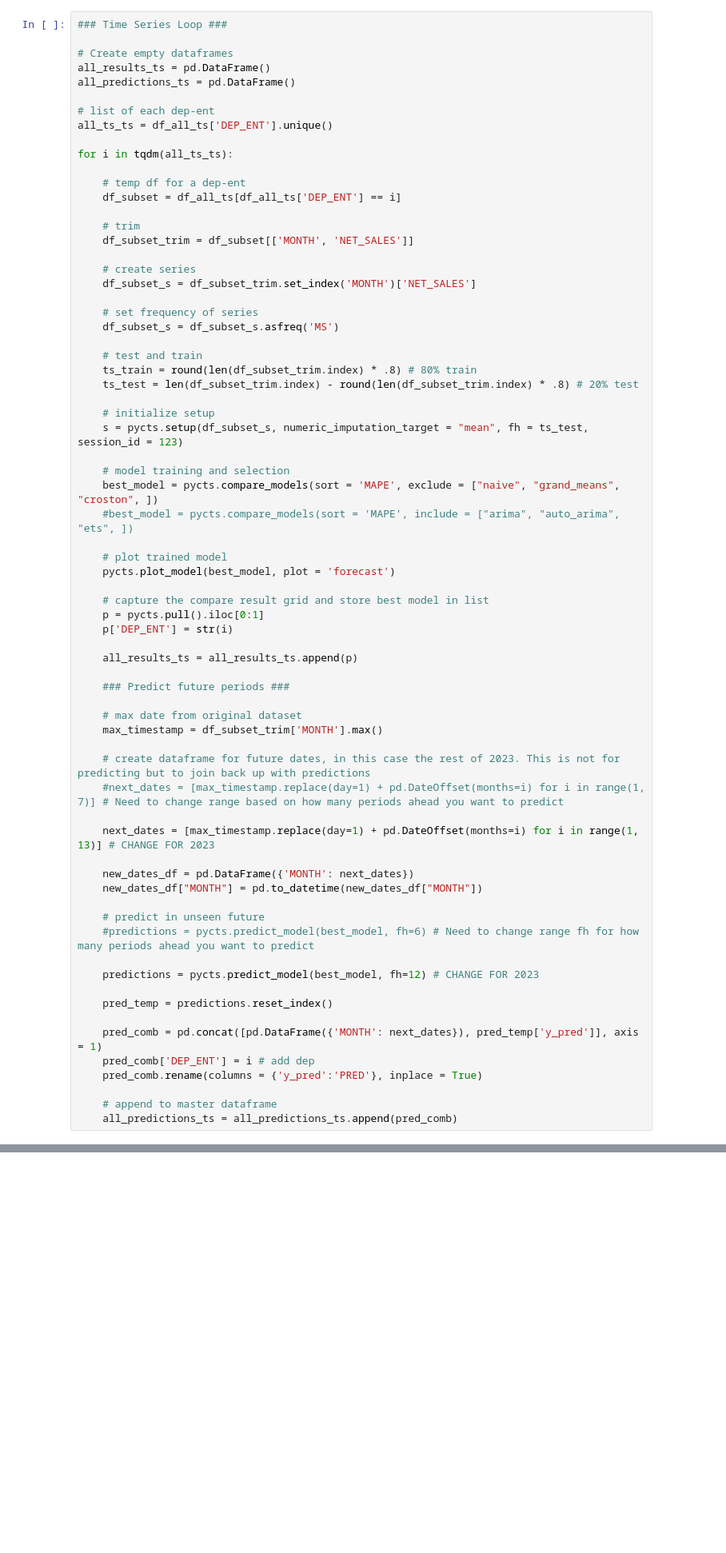
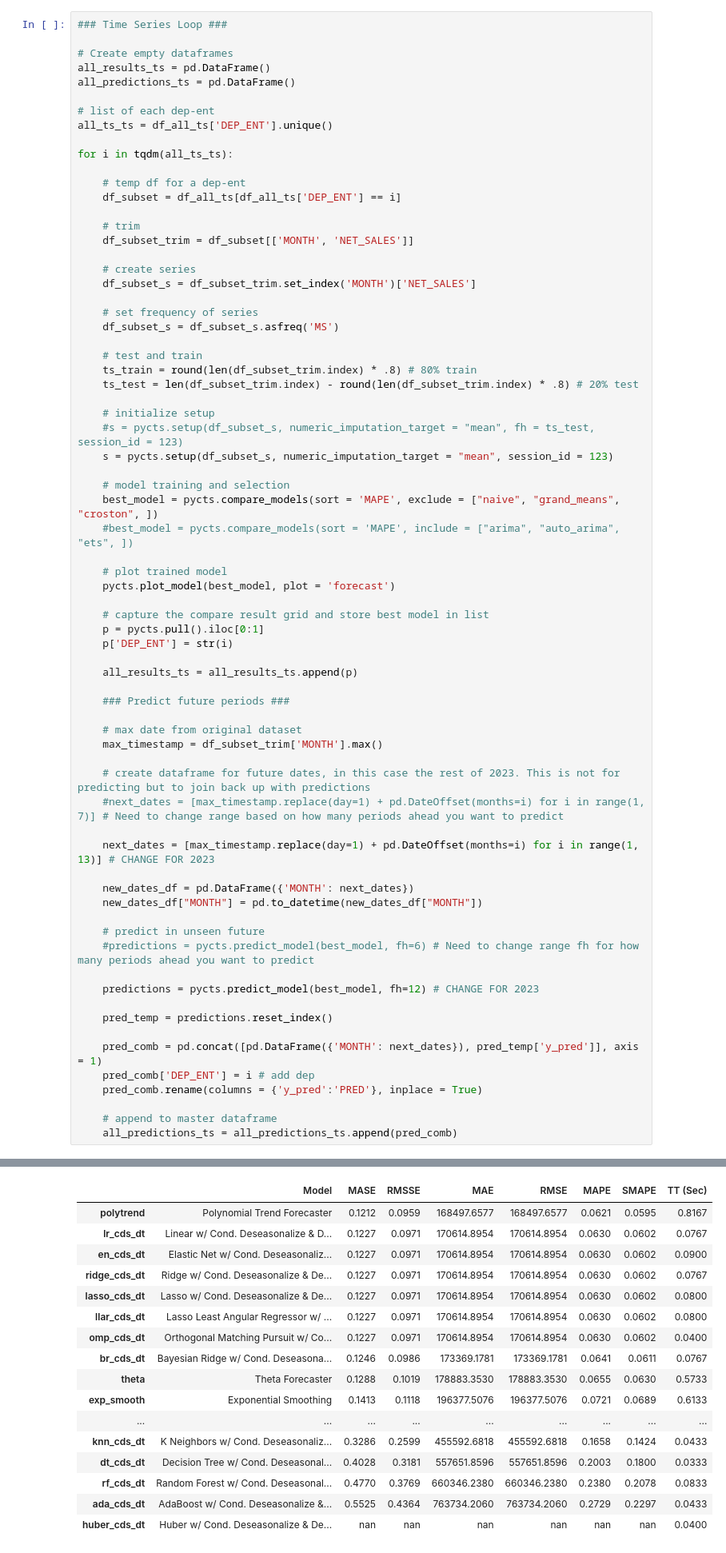
Before and after one commit to crudek13/practical, a Jupyter notebook: python_fcast/vm_forecasting_v2.ipynb, the cells around one changed output, grey strips where cells are left out. Shown at 80% size. Saved outputs shown, nothing was run; the diff lists cells and outputs as text; blank space fills up the shorter version.

```diff
--- a/python_fcast/vm_forecasting_v2.ipynb
+++ b/python_fcast/vm_forecasting_v2.ipynb
@@ -273,7 +273,8 @@ for i in tqdm(all_ts_ts):
     ts_test = len(df_subset_trim.index) - round(len(df_subset_trim.index) * .8) # 20% test
 
     # initialize setup
-    s = pycts.setup(df_subset_s, numeric_imputation_target = "mean", fh = ts_test, session_id = 123)
+    #s = pycts.setup(df_subset_s, numeric_imputation_target = "mean", fh = ts_test, session_id = 123)
+    s = pycts.setup(df_subset_s, numeric_imputation_target = "mean", session_id = 123)
 
     # model training and selection
     best_model = pycts.compare_models(sort = 'MAPE', exclude = ["naive", "grand_means", "croston", ])
@@ -314,3 +315,4 @@ for i in tqdm(all_ts_ts):
 
     # append to master dataframe
     all_predictions_ts = all_predictions_ts.append(pred_comb)
+# %% [output]
@@ -316,0 +337,17 @@ for i in tqdm(all_ts_ts):
+|  | Model | MASE | RMSSE | MAE | RMSE | MAPE | SMAPE | TT (Sec) |
+| polytrend | Polynomial Trend Forecaster | 0.1212 | 0.0959 | 168497.6577 | 168497.6577 | 0.0621 | 0.0595 | 0.8167 |
+| lr_cds_dt | Linear w/ Cond. Deseasonalize & D... | 0.1227 | 0.0971 | 170614.8954 | 170614.8954 | 0.0630 | 0.0602 | 0.0767 |
+| en_cds_dt | Elastic Net w/ Cond. Deseasonaliz... | 0.1227 | 0.0971 | 170614.8954 | 170614.8954 | 0.0630 | 0.0602 | 0.0900 |
+| ridge_cds_dt | Ridge w/ Cond. Deseasonalize & De... | 0.1227 | 0.0971 | 170614.8954 | 170614.8954 | 0.0630 | 0.0602 | 0.0767 |
+| lasso_cds_dt | Lasso w/ Cond. Deseasonalize & De... | 0.1227 | 0.0971 | 170614.8954 | 170614.8954 | 0.0630 | 0.0602 | 0.0800 |
+| llar_cds_dt | Lasso Least Angular Regressor w/ ... | 0.1227 | 0.0971 | 170614.8954 | 170614.8954 | 0.0630 | 0.0602 | 0.0800 |
+| omp_cds_dt | Orthogonal Matching Pursuit w/ Co... | 0.1227 | 0.0971 | 170614.8954 | 170614.8954 | 0.0630 | 0.0602 | 0.0400 |
+| br_cds_dt | Bayesian Ridge w/ Cond. Deseasona... | 0.1246 | 0.0986 | 173369.1781 | 173369.1781 | 0.0641 | 0.0611 | 0.0767 |
+| theta | Theta Forecaster | 0.1288 | 0.1019 | 178883.3530 | 178883.3530 | 0.0655 | 0.0630 | 0.5733 |
+| exp_smooth | Exponential Smoothing | 0.1413 | 0.1118 | 196377.5076 | 196377.5076 | 0.0721 | 0.0689 | 0.6133 |
+| ... | ... | ... | ... | ... | ... | ... | ... | ... |
+| knn_cds_dt | K Neighbors w/ Cond. Deseasonaliz... | 0.3286 | 0.2599 | 455592.6818 | 455592.6818 | 0.1658 | 0.1424 | 0.0433 |
+| dt_cds_dt | Decision Tree w/ Cond. Deseasonal... | 0.4028 | 0.3181 | 557651.8596 | 557651.8596 | 0.2003 | 0.1800 | 0.0333 |
+| rf_cds_dt | Random Forest w/ Cond. Deseasonal... | 0.4770 | 0.3769 | 660346.2380 | 660346.2380 | 0.2380 | 0.2078 | 0.0833 |
+| ada_cds_dt | AdaBoost w/ Cond. Deseasonalize &... | 0.5525 | 0.4364 | 763734.2060 | 763734.2060 | 0.2729 | 0.2297 | 0.0433 |
+| huber_cds_dt | Huber w/ Cond. Deseasonalize & De... | nan | nan | nan | nan | nan | nan | 0.0400 |
```
Also changed, not shown: parts of 1 cell of this notebook, 2 other files.
